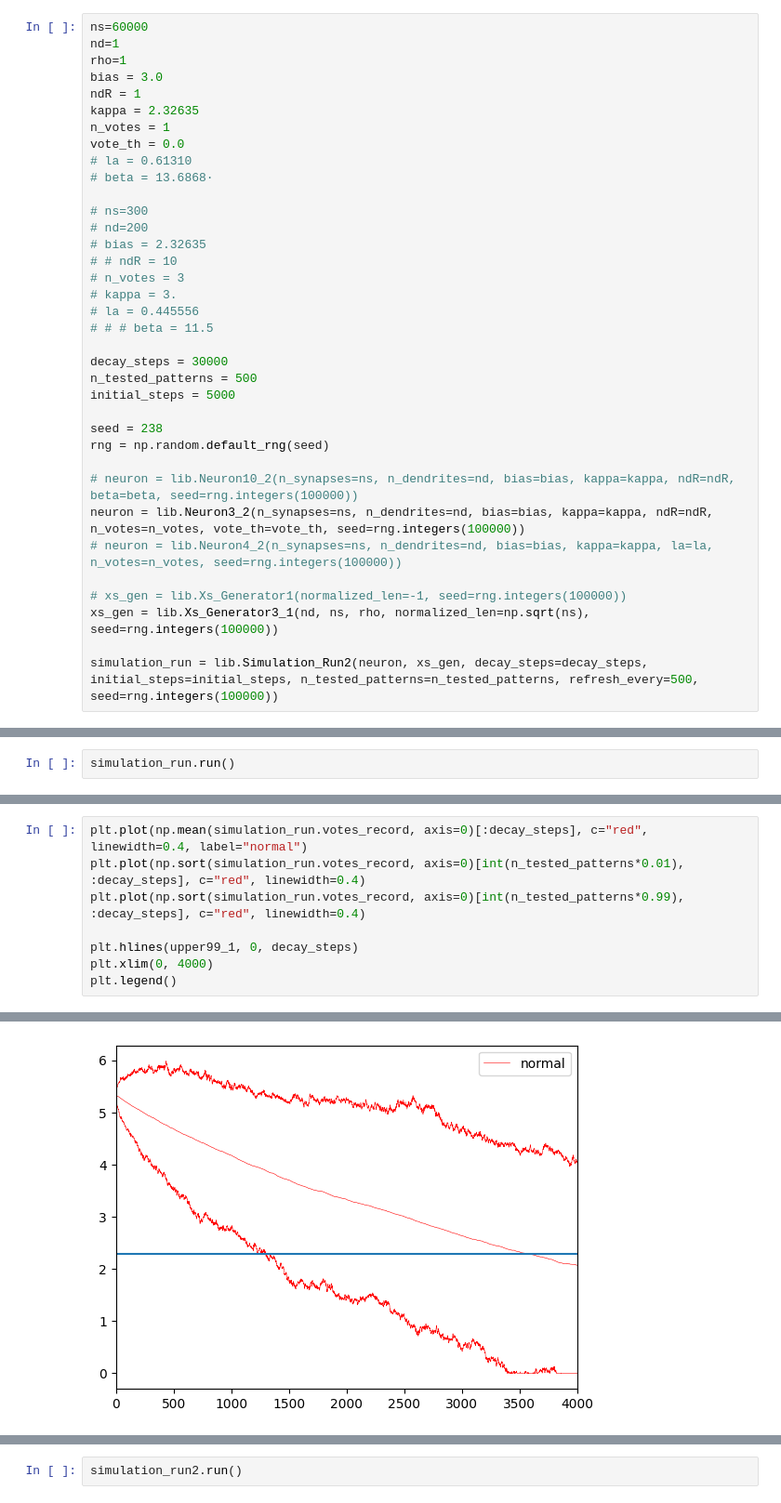
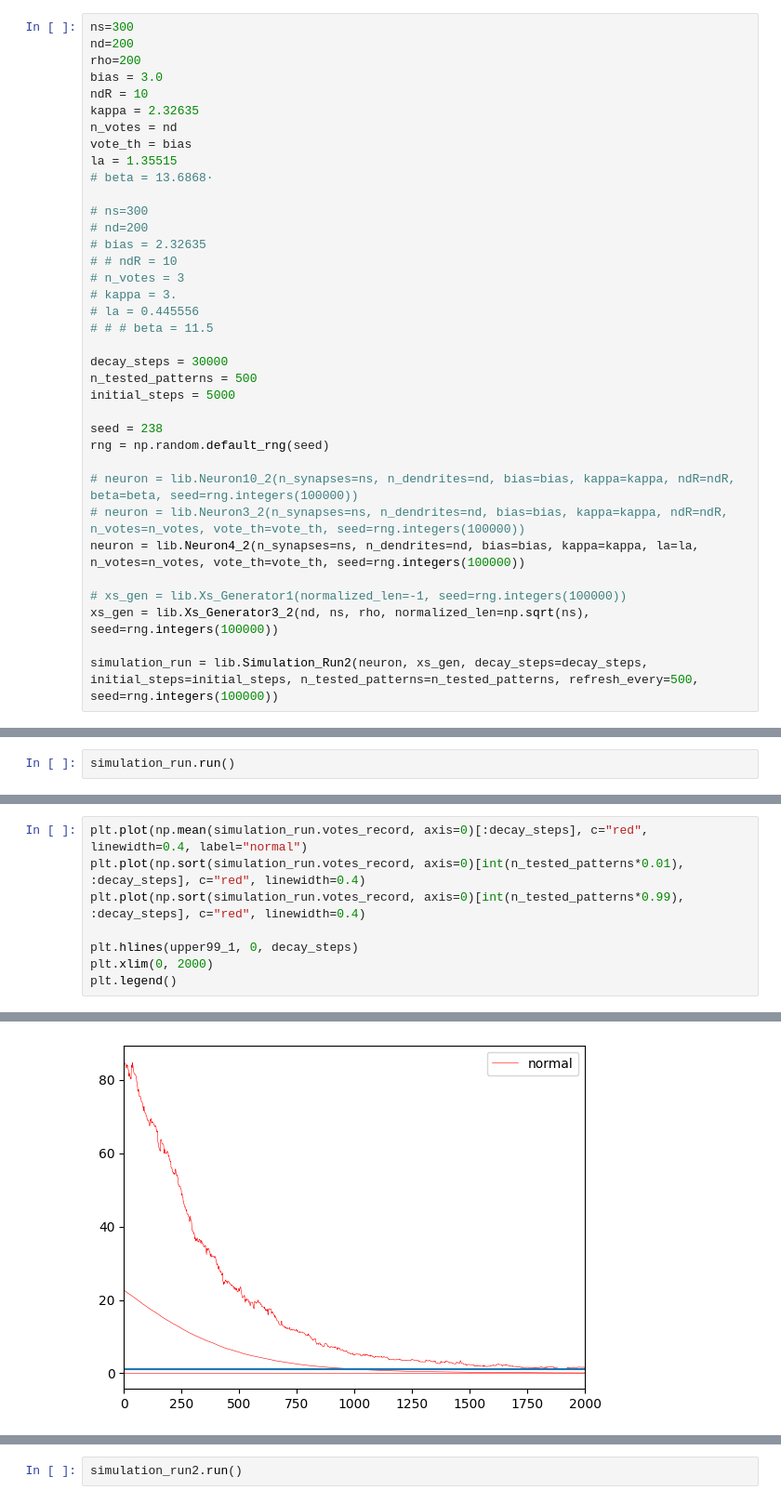
Before and after one commit to Cai-Fangxu/dendrite_project, a Jupyter notebook: test.ipynb, the cells around one changed output, grey strips where cells are left out. Shown at 93% size. Saved outputs shown, nothing was run; the diff lists cells and outputs as text.

```diff
--- a/test.ipynb
+++ b/test.ipynb
@@ -7,15 +7,15 @@ import jax
 # %%
 import lib
 # %%
-ns=60000
-nd=1
-rho=1
+ns=300
+nd=200
+rho=200
 bias = 3.0
-ndR = 1
+ndR = 10
 kappa = 2.32635
-n_votes = 1
-vote_th = 0.0
-# la = 0.61310
+n_votes = nd
+vote_th = bias
+la = 1.35515
 # beta = 13.6868·
 
 # ns=300
@@ -35,10 +35,10 @@ seed = 238
 rng = np.random.default_rng(seed)
 
 # neuron = lib.Neuron10_2(n_synapses=ns, n_dendrites=nd, bias=bias, kappa=kappa, ndR=ndR, beta=beta, seed=rng.integers(100000))
-neuron = lib.Neuron3_2(n_synapses=ns, n_dendrites=nd, bias=bias, kappa=kappa, ndR=ndR, n_votes=n_votes, vote_th=vote_th, seed=rng.integers(100000))
-# neuron = lib.Neuron4_2(n_synapses=ns, n_dendrites=nd, bias=bias, kappa=kappa, la=la, n_votes=n_votes, seed=rng.integers(100000))
+# neuron = lib.Neuron3_2(n_synapses=ns, n_dendrites=nd, bias=bias, kappa=kappa, ndR=ndR, n_votes=n_votes, vote_th=vote_th, seed=rng.integers(100000))
+neuron = lib.Neuron4_2(n_synapses=ns, n_dendrites=nd, bias=bias, kappa=kappa, la=la, n_votes=n_votes, vote_th=vote_th, seed=rng.integers(100000))
 
 # xs_gen = lib.Xs_Generator1(normalized_len=-1, seed=rng.integers(100000))
-xs_gen = lib.Xs_Generator3_1(nd, ns, rho, normalized_len=np.sqrt(ns), seed=rng.integers(100000))
+xs_gen = lib.Xs_Generator3_2(nd, ns, rho, normalized_len=np.sqrt(ns), seed=rng.integers(100000))
 
 simulation_run = lib.Simulation_Run2(neuron, xs_gen, decay_steps=decay_steps, initial_steps=initial_steps, n_tested_patterns=n_tested_patterns, refresh_every=500, seed=rng.integers(100000))
@@ -58,12 +55,12 @@ print(mean_1_init)
 # %%
 plt.plot(np.mean(simulation_run.votes_record, axis=0)[:decay_steps], c="red", linewidth=0.4, label="normal")
 plt.plot(np.sort(simulation_run.votes_record, axis=0)[int(n_tested_patterns*0.01), :decay_steps], c="red", linewidth=0.4)
 plt.plot(np.sort(simulation_run.votes_record, axis=0)[int(n_tested_patterns*0.99), :decay_steps], c="red", linewidth=0.4)
 
 plt.hlines(upper99_1, 0, decay_steps)
-plt.xlim(0, 4000)
+plt.xlim(0, 2000)
 plt.legend()
 # %% [output]
 <matplotlib.legend.Legend at 0x...>
-[figure, old version]
+[figure, new version]
 # %%
```
Also changed, not shown: parts of 41 cells of this notebook, 6 other files.
